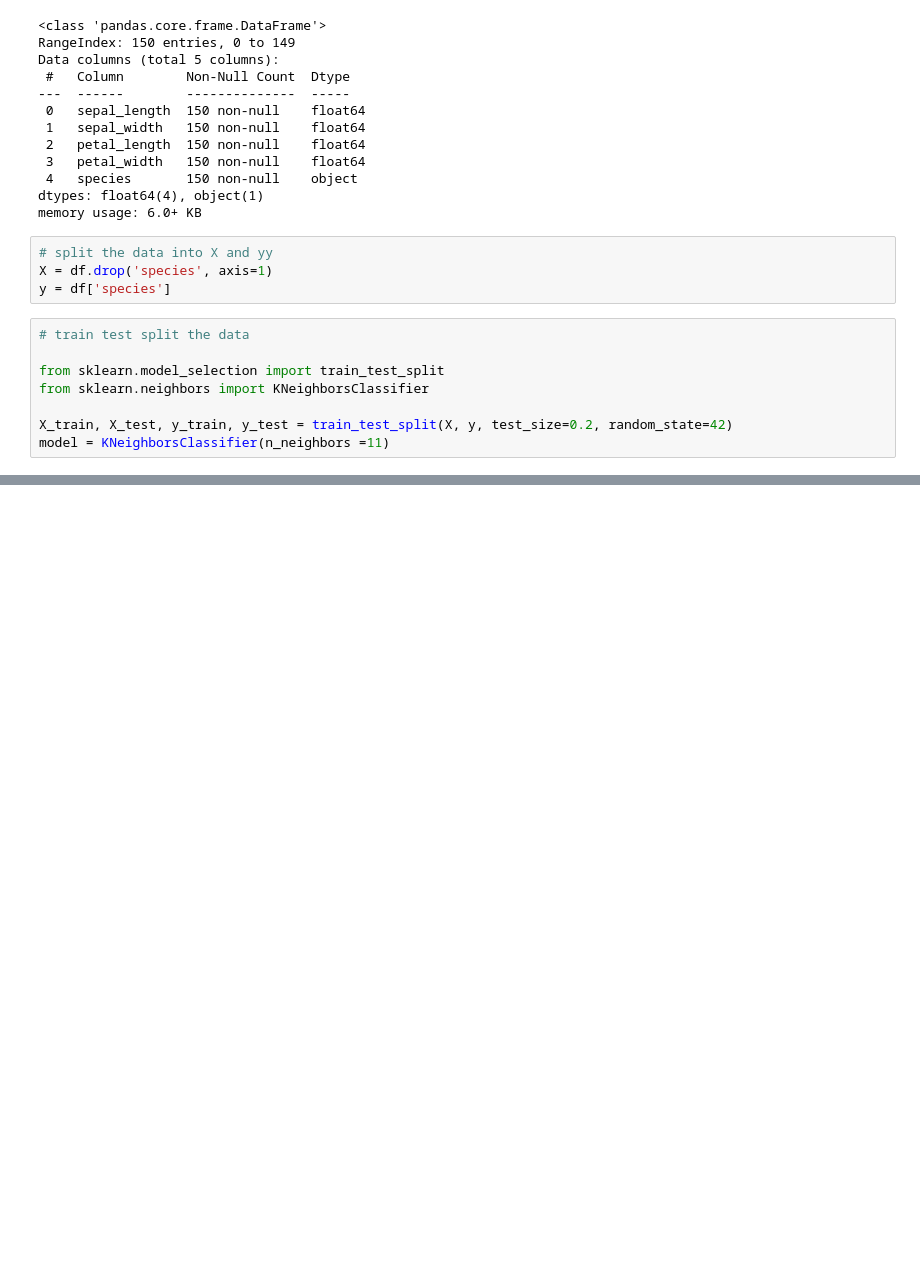
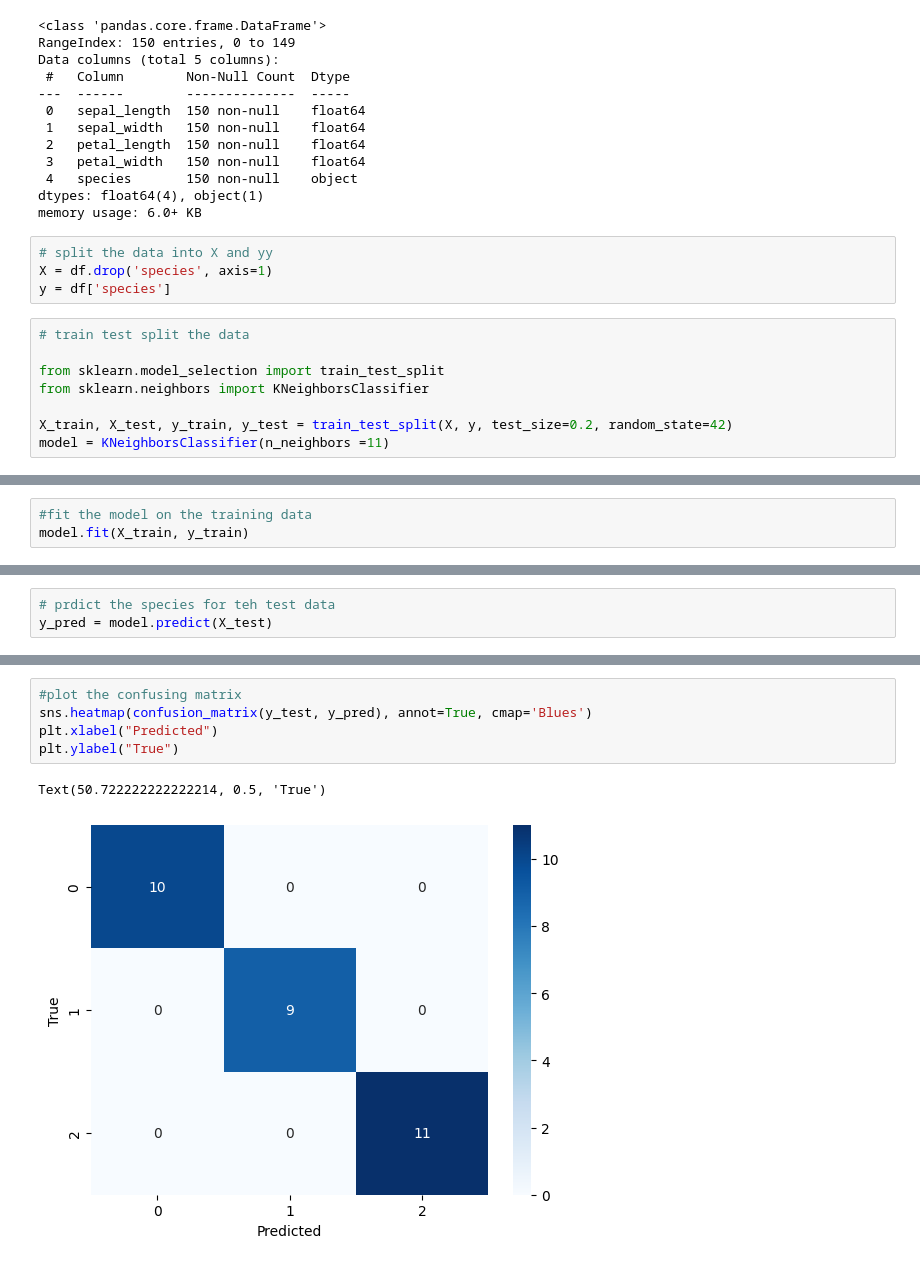
Before and after one commit to Ind-saurabh-kumar/Data_Science_Course, a Jupyter notebook: Machine_Learning/13_KNN.ipynb, the cells around one changed output, grey strips where cells are left out. Drawn from its saved outputs; the diff is of its cells as text; blank space fills up the shorter version.

```diff
--- a/Machine_Learning/13_KNN.ipynb
+++ b/Machine_Learning/13_KNN.ipynb
@@ -55,0 +54,3 @@ model = KNeighborsClassifier(n_neighbors =11)
+# %%
+#fit the model on the training data
+model.fit(X_train, y_train)
@@ -55,0 +59,3 @@ model = KNeighborsClassifier(n_neighbors =11)
+# %%
+# prdict the species for teh test data
+y_pred = model.predict(X_test)
@@ -55,0 +80,8 @@ model = KNeighborsClassifier(n_neighbors =11)
+# %%
+#plot the confusing matrix
+sns.heatmap(confusion_matrix(y_test, y_pred), annot=True, cmap='Blues')
+plt.xlabel("Predicted")
+plt.ylabel("True")
+# %% [output]
+Text(50.722222222222214, 0.5, 'True')
+[figure, added]
```
Also changed, not shown: parts of 15 cells of this notebook.
